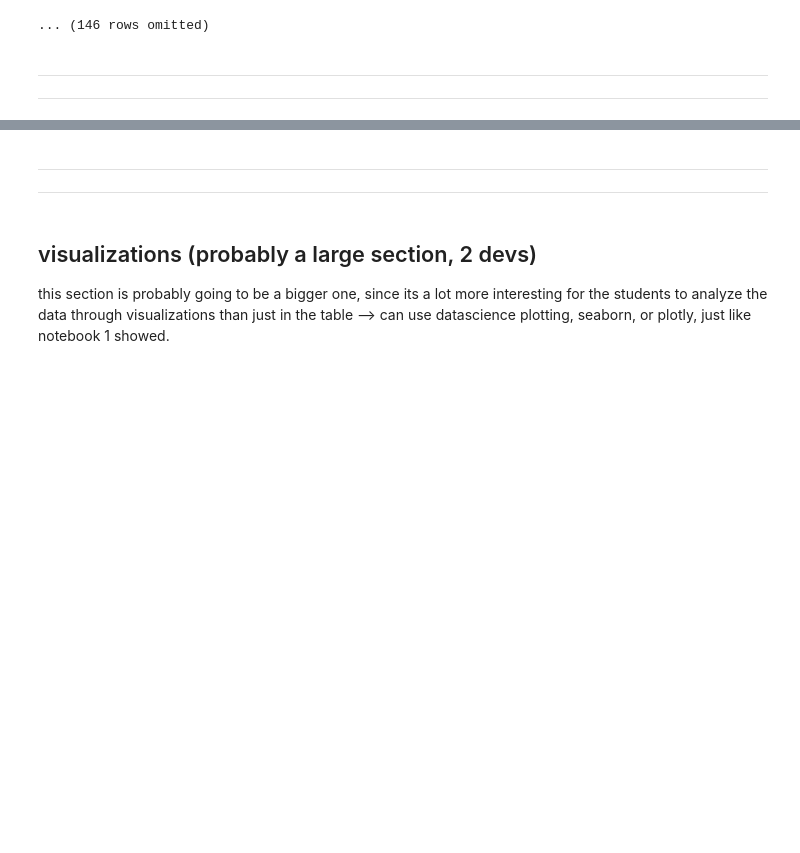
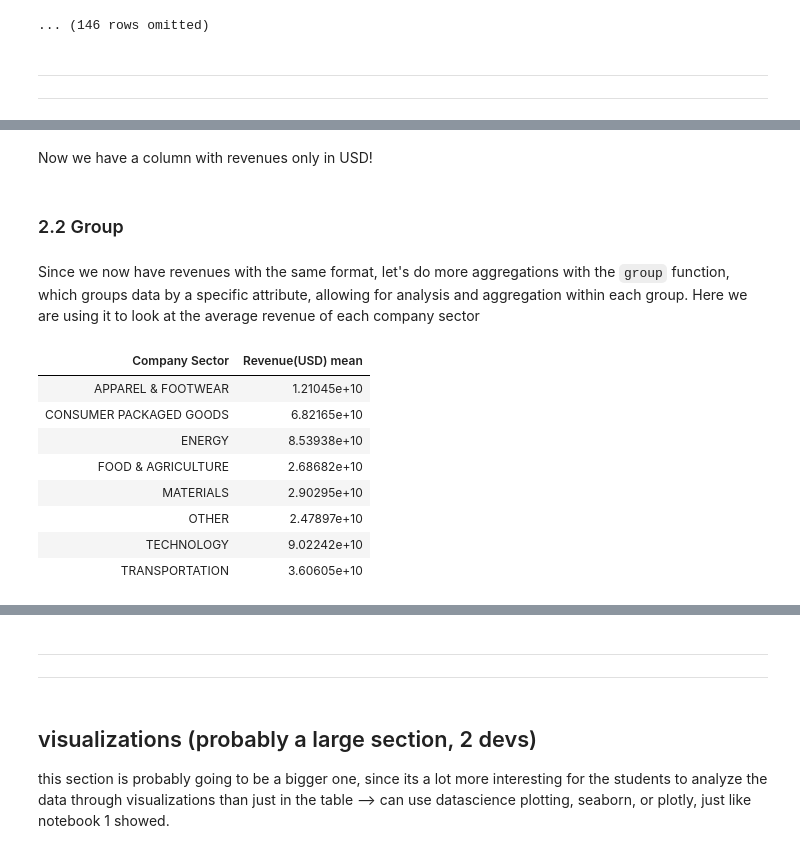
Before and after one commit to ds-modules/ESPM-136, a Jupyter notebook: nb2-eda/nb2-Fiona.ipynb, the cells around one changed output, grey strips where cells are left out. Saved outputs shown, nothing was run; the diff lists cells and outputs as text; code cells hidden in the pictures; blank space fills up the shorter version.

```diff
--- a/nb2-eda/nb2-Fiona.ipynb
+++ b/nb2-eda/nb2-Fiona.ipynb
@@ -177,0 +163,19 @@ note: the END QUESTION tag for the otter pdf generator is in the blank cell righ
+# %% [markdown]
+Now we have a column with revenues only in USD!
+# %% [markdown]
+### 2.2 Group
+# %% [markdown]
+Since we now have revenues with the same format, let's do more aggregations with the `group` function, which  groups data by a specific attribute, allowing for analysis and aggregation within each group. Here we are using it to look at the average revenue of each company sector
+# %%
+emission_g = emissions.select('Company Sector', 'Revenue(USD)') #Select the columns we want to look at
+emission_g.group('Company Sector', np.mean) #call the group function with the specific attribute and the aggregation we want to use
+# %% [output]
+| Company Sector | Revenue(USD) mean |
+| APPAREL & FOOTWEAR | 1.21045e+10 |
+| CONSUMER PACKAGED GOODS | 6.82165e+10 |
+| ENERGY | 8.53938e+10 |
+| FOOD & AGRICULTURE | 2.68682e+10 |
+| MATERIALS | 2.90295e+10 |
+| OTHER | 2.47897e+10 |
+| TECHNOLOGY | 9.02242e+10 |
+| TRANSPORTATION | 3.60605e+10 |
```
Also changed, not shown: parts of 32 cells of this notebook.
